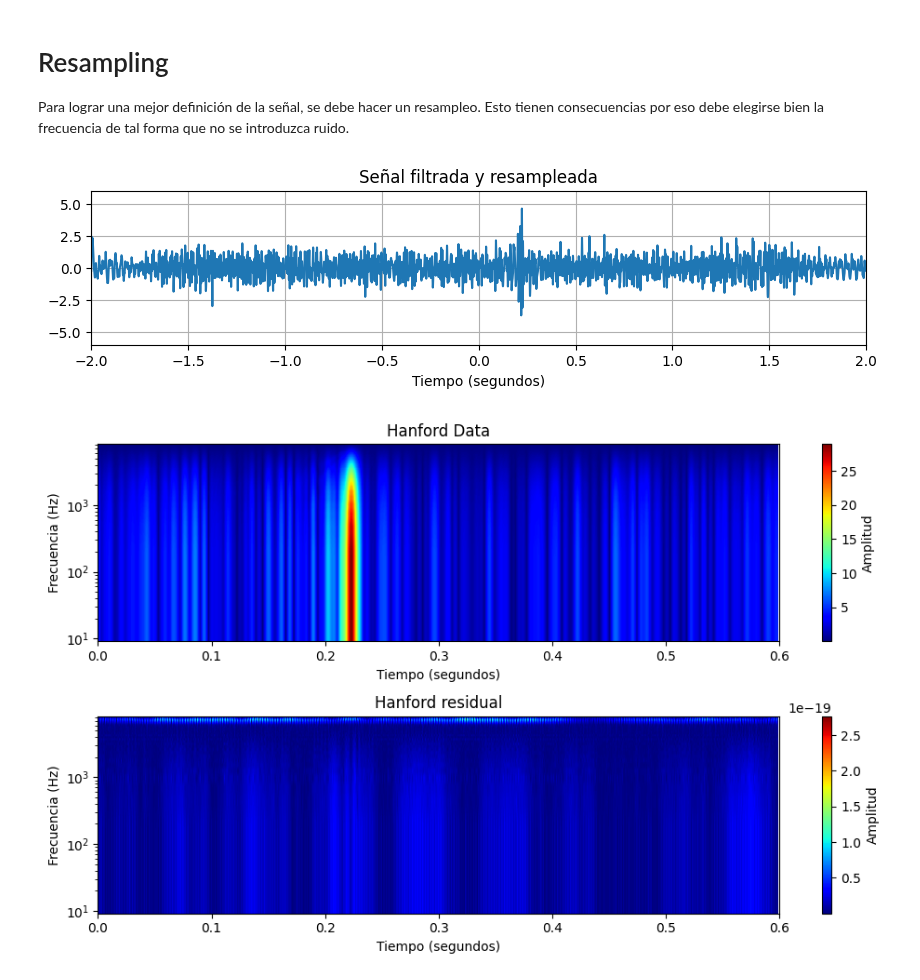
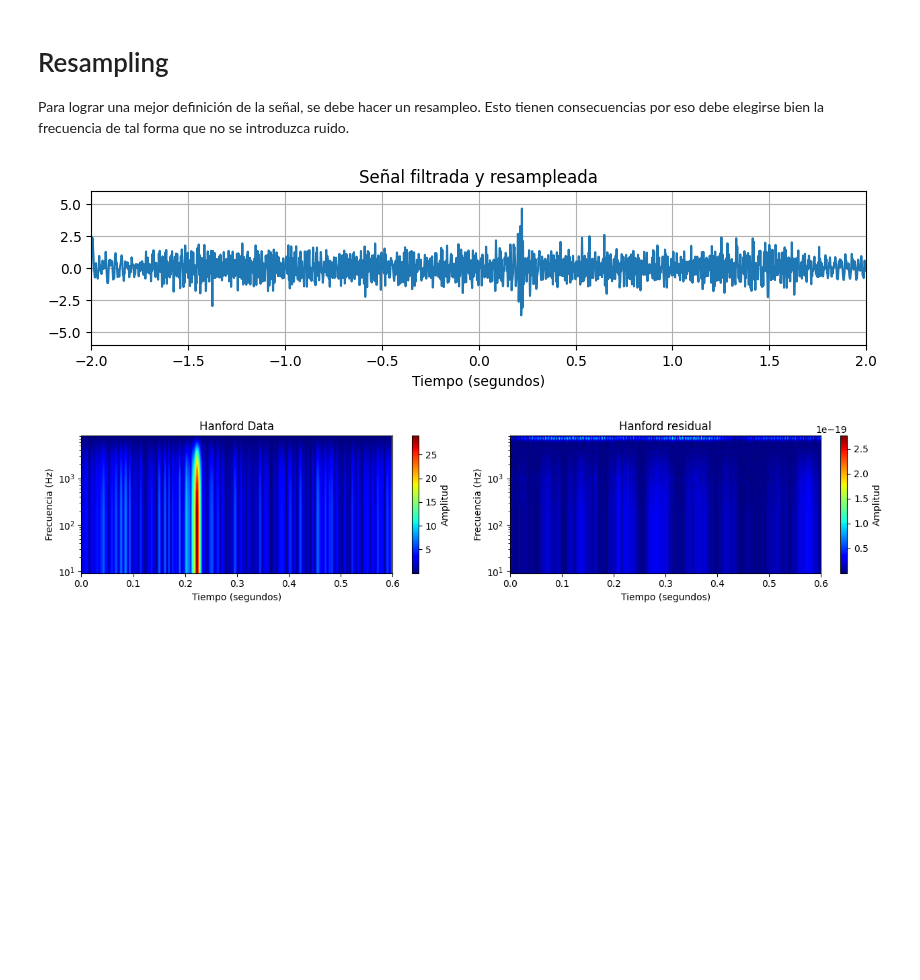
Before and after one commit to MatiasArmijo/Actividades-EIE-401-Matias-Armijo, a Jupyter notebook: proyecto-1/Proyecto_1_ArmijoMatias_204623155.ipynb, the cells around one changed output. Drawn from its saved outputs; the diff is of its cells as text; code cells hidden in the pictures; blank space fills up the shorter version.

```diff
--- a/proyecto-1/Proyecto_1_ArmijoMatias_204623155.ipynb
+++ b/proyecto-1/Proyecto_1_ArmijoMatias_204623155.ipynb
@@ -224,43 +224,43 @@ plt.title('Señal filtrada y resampleada')
 
 # Calcula la transformada wavelet usando la función "cwt" de pywavelets
 widths = np.arange(1, 31)  # Anchuras de las wavelets
-cwtmatr, freqs = pywt.cwt(resampled_signal,widths, 'fbsp')  # 'mexh' es la familia de wavelets
+cwtmatr, freqs = pywt.cwt(resampled_signal,widths, 'fbsp') # fbsp es la famila de wavelets utilizada
 
 # Convierte las muestras de tiempo a segundos
 # Convierte las frecuencias centrales de las wavelets a frecuencias en Hertz
 # Utiliza la fórmula: frecuencia_en_hz = frecuencia_central * (frecuencia_de_muestreo / ancho_de_wavelet)
 freqs_hz = freqs * (fs / widths)
 
-# Escalograma visualizando la onda gravitacional
-plt.figure(figsize=(10, 6))
-plt.subplot(2,1,1)
+# Espectrograma visualizando la onda gravitacional
+plt.figure(figsize=(13, 3))
+plt.subplot(1,2,1)
 plt.imshow(np.abs(cwtmatr), extent=[time_4s[0], time_4s[-1], freqs_hz[-1], freqs_hz[0]], aspect='auto', cmap='jet')
 plt.colorbar(label='Amplitud')
 plt.xlabel('Tiempo (segundos)')
 plt.xlim(0,0.6)
 plt.ylabel('Frecuencia (Hz)')
 plt.yscale('log')
 plt.title('Hanford Data')
 
-# Transformada wavelete para las componentes residuales de la medicion
+# Transformada wavelet para las componentes residuales de la medicion
 cwtmatr_2, freqs = pywt.cwt(chunk,widths, 'mexh')  # 'mexh' es la familia de wavelets
 
-# Escalograma residual
-plt.subplot(2,1,2)
+# Espectrograma residual
+plt.subplot(1,2,2)
 plt.imshow(np.abs(cwtmatr_2), extent=[time_4s[0], time_4s[-1], freqs_hz[-1], freqs_hz[0]], aspect='auto', cmap='jet')
 plt.colorbar(label='Amplitud')
 plt.xlabel('Tiempo (segundos)')
 plt.xlim(0,0.6)
 plt.ylabel('Frecuencia (Hz)')
 plt.yscale('log')
 plt.title('Hanford residual')
 
 plt.tight_layout()
 plt.show()
 
 # Reproduccion de la señal de audio despues del tratamiento
 Audio(resampled_signal/max(resampled_signal),rate=fs)
 # %% [output]
 [figure]
-[figure, old version]
+[figure, new version]
 [interactive output not drawn]
```
Also changed, not shown: parts of 3 cells of this notebook, 2 other files.
